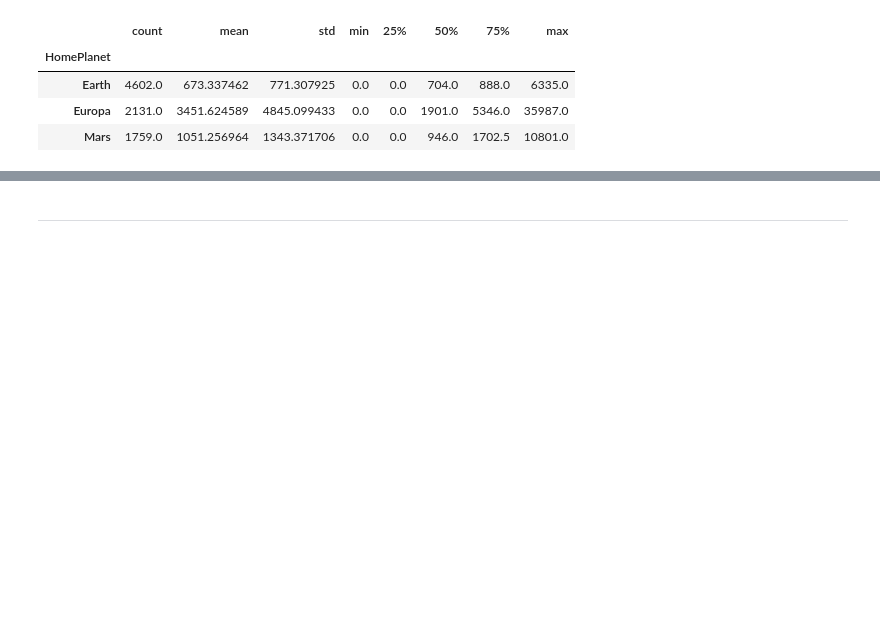
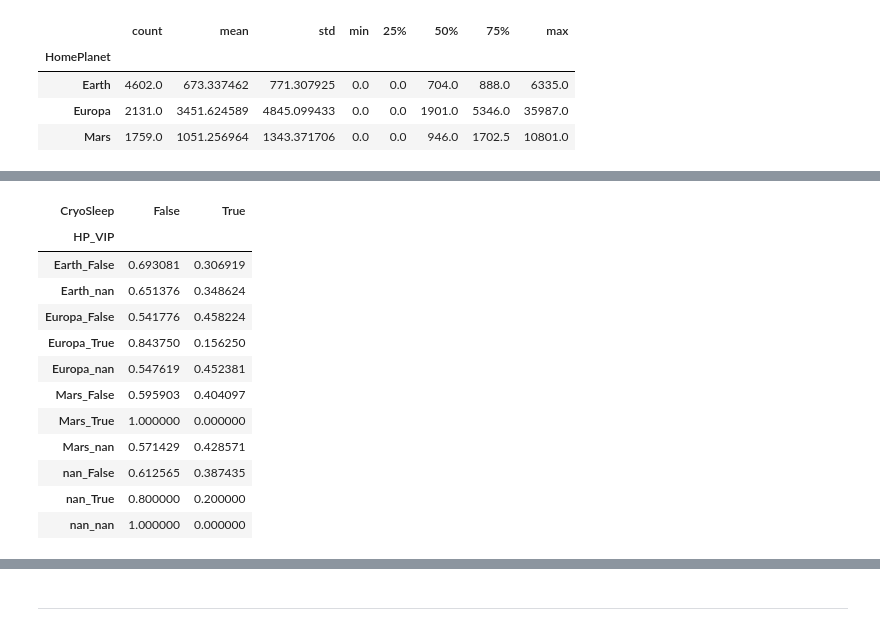
Before and after one commit to Darknight47/Kaggle-Competitions, a Jupyter notebook: Spaceship_Titanic/notebooks/data_understanding.ipynb, the cells around one changed output, grey strips where cells are left out. Saved outputs shown, nothing was run; the diff lists cells and outputs as text; code cells hidden in the pictures; blank space fills up the shorter version.

```diff
--- a/Spaceship_Titanic/notebooks/data_understanding.ipynb
+++ b/Spaceship_Titanic/notebooks/data_understanding.ipynb
@@ -303,0 +450,18 @@ df.groupby('HomePlanet')['total_spend'].describe()
+# %%
+df['HP_VIP'] = df['HomePlanet'].astype(str) + "_" + df['VIP'].astype(str)
+
+pd.crosstab(df['HP_VIP'], df['CryoSleep'], normalize='index')
+# %% [output]
+| CryoSleep | False | True |
+| HP_VIP |  |  |
+| Earth_False | 0.693081 | 0.306919 |
+| Earth_nan | 0.651376 | 0.348624 |
+| Europa_False | 0.541776 | 0.458224 |
+| Europa_True | 0.843750 | 0.156250 |
+| Europa_nan | 0.547619 | 0.452381 |
+| Mars_False | 0.595903 | 0.404097 |
+| Mars_True | 1.000000 | 0.000000 |
+| Mars_nan | 0.571429 | 0.428571 |
+| nan_False | 0.612565 | 0.387435 |
+| nan_True | 0.800000 | 0.200000 |
+| nan_nan | 1.000000 | 0.000000 |
```
Also changed, not shown: parts of 25 cells of this notebook, 2 other files.
